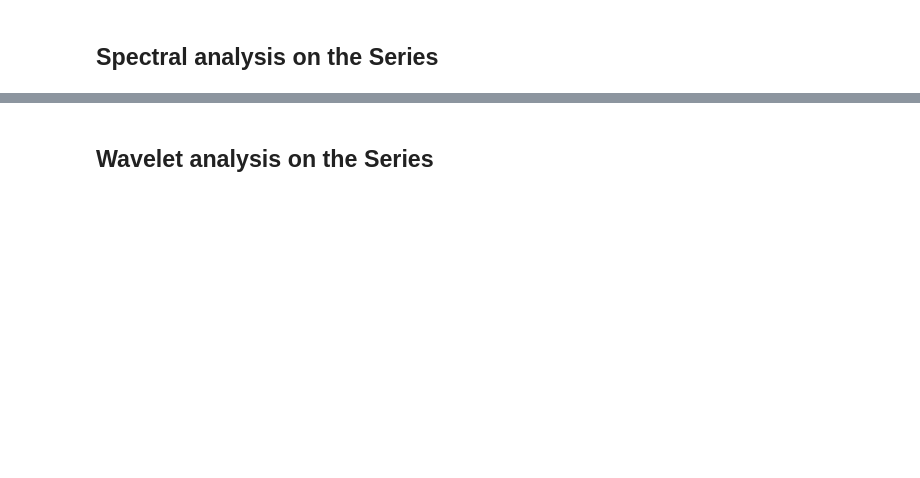
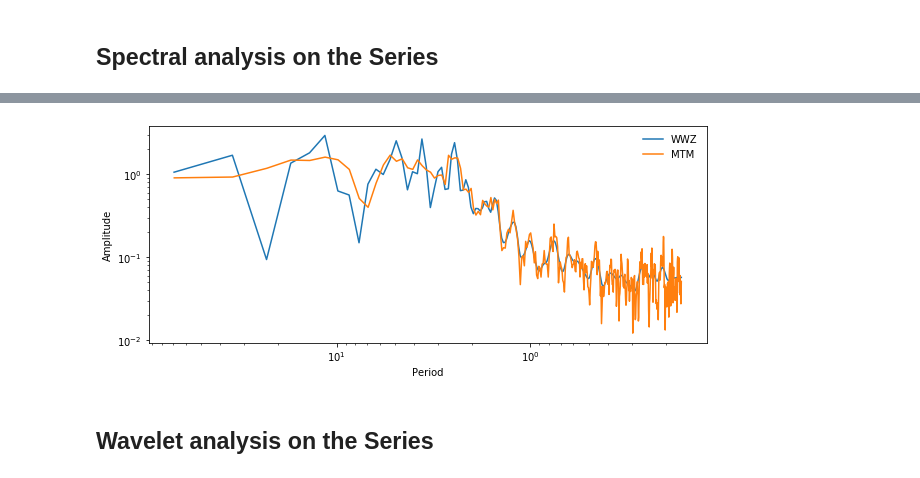
Before and after one commit to LinkedEarth/Pyleoclim_util, a Jupyter notebook: example_notebooks/api_examples.ipynb, the cells around one changed output, grey strips where cells are left out. Cells and saved outputs as stored; diff of their text form; code cells hidden in the pictures; blank space fills up the shorter version.

```diff
--- a/example_notebooks/api_examples.ipynb
+++ b/example_notebooks/api_examples.ipynb
@@ -43 +42,3 @@ Wall time: 13.5 s
+# %%
+psd_mtm = ts.spectral(method='mtm')
 # %%
@@ -47,3 +48,7 @@ fig, ax = psd.plot()
+# %%
+fig_new, ax_new = psd_mtm.plot(fig=fig, ax=ax, label='MTM')
+# %% [output]
+[figure, added]
 # %% [markdown]
 ## Wavelet analysis on the Series
 # %%
```
Also changed, not shown: parts of 6 cells of this notebook, 4 other files.
